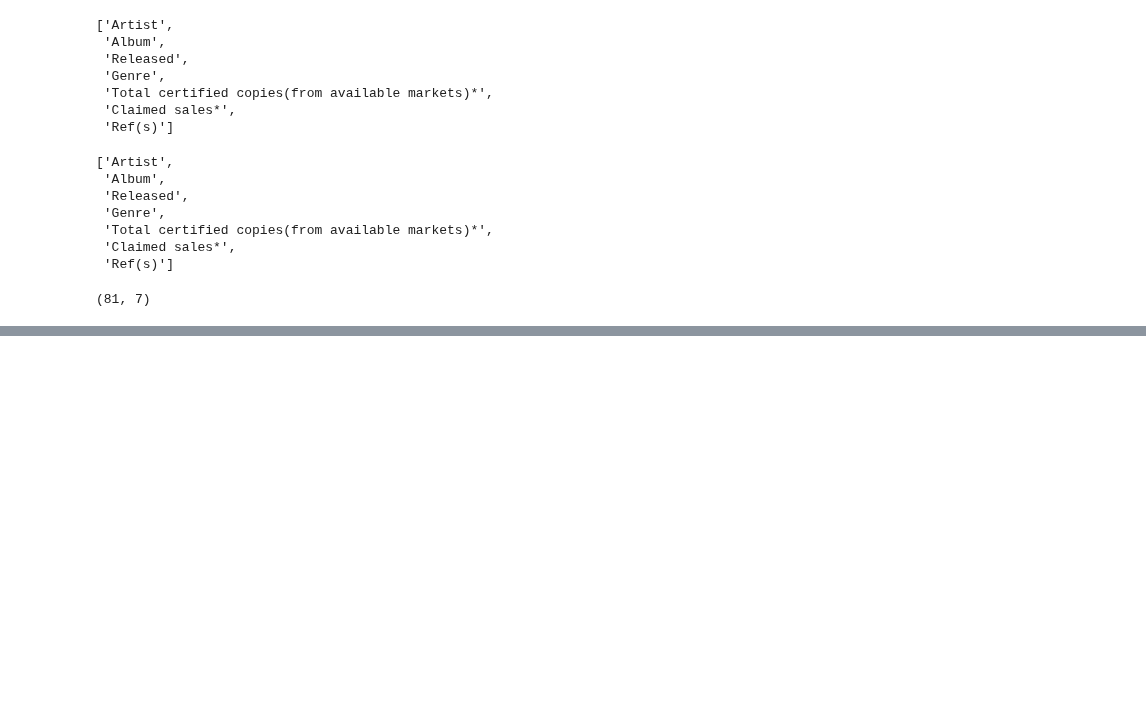
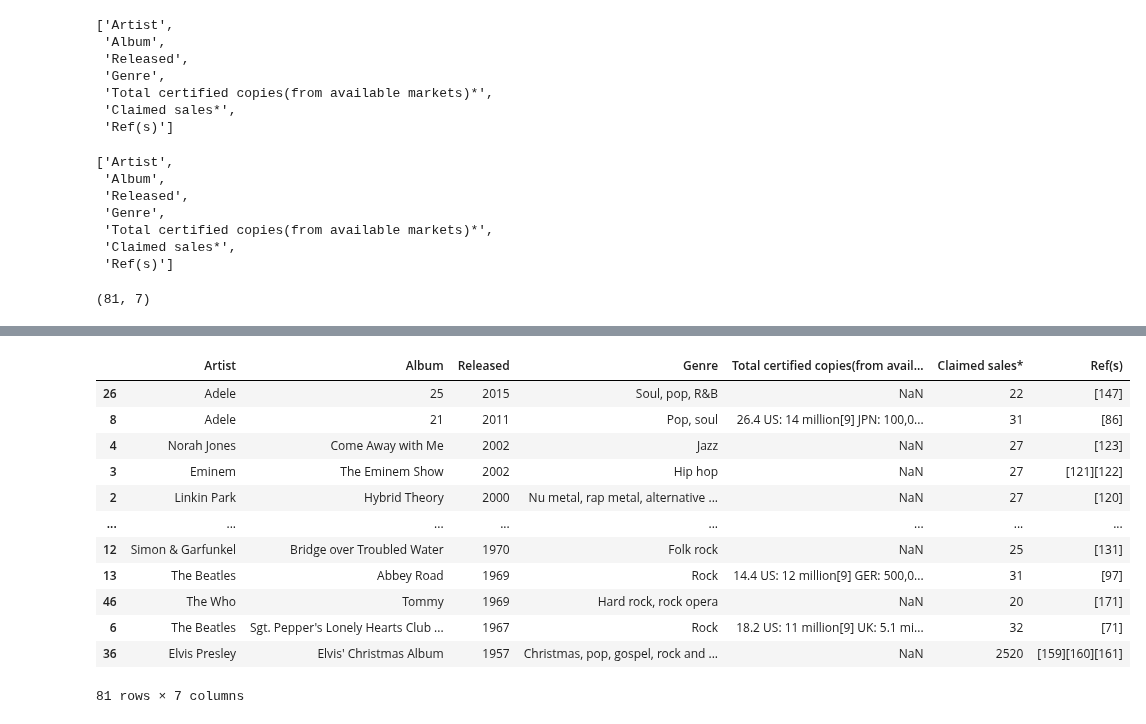
Before and after one commit to ethanweed/ExPsyLing, a Jupyter notebook: 2021/Notebooks/LiveCoding_04_1.ipynb, the cells around one changed output, grey strips where cells are left out. Cells and saved outputs as stored; diff of their text form; code cells hidden in the pictures; blank space fills up the shorter version.

```diff
--- a/2021/Notebooks/LiveCoding_04_1.ipynb
+++ b/2021/Notebooks/LiveCoding_04_1.ipynb
@@ -96,0 +106,17 @@ data.shape
+# %%
+data_sorted = data.sort_values(by=['Released'], ascending = False)
+data_sorted
+# %% [output]
+|  | Artist | Album | Released | Genre | Total certified copies(from avail... | Claimed sales* | Ref(s) |
+| 26 | Adele | 25 | 2015 | Soul, pop, R&B | NaN | 22 | [147] |
+| 8 | Adele | 21 | 2011 | Pop, soul | 26.4 US: 14 million[9] JPN: 100,0... | 31 | [86] |
+| 4 | Norah Jones | Come Away with Me | 2002 | Jazz | NaN | 27 | [123] |
+| 3 | Eminem | The Eminem Show | 2002 | Hip hop | NaN | 27 | [121][122] |
+| 2 | Linkin Park | Hybrid Theory | 2000 | Nu metal, rap metal, alternative ... | NaN | 27 | [120] |
+| ... | ... | ... | ... | ... | ... | ... | ... |
+| 12 | Simon & Garfunkel | Bridge over Troubled Water | 1970 | Folk rock | NaN | 25 | [131] |
+| 13 | The Beatles | Abbey Road | 1969 | Rock | 14.4 US: 12 million[9] GER: 500,0... | 31 | [97] |
+| 46 | The Who | Tommy | 1969 | Hard rock, rock opera | NaN | 20 | [171] |
+| 6 | The Beatles | Sgt. Pepper's Lonely Hearts Club ... | 1967 | Rock | 18.2 US: 11 million[9] UK: 5.1 mi... | 32 | [71] |
+| 36 | Elvis Presley | Elvis' Christmas Album | 1957 | Christmas, pop, gospel, rock and ... | NaN | 2520 | [159][160][161] |
+81 rows × 7 columns
```
Also changed, not shown: parts of 11 cells of this notebook, 3 other files.
